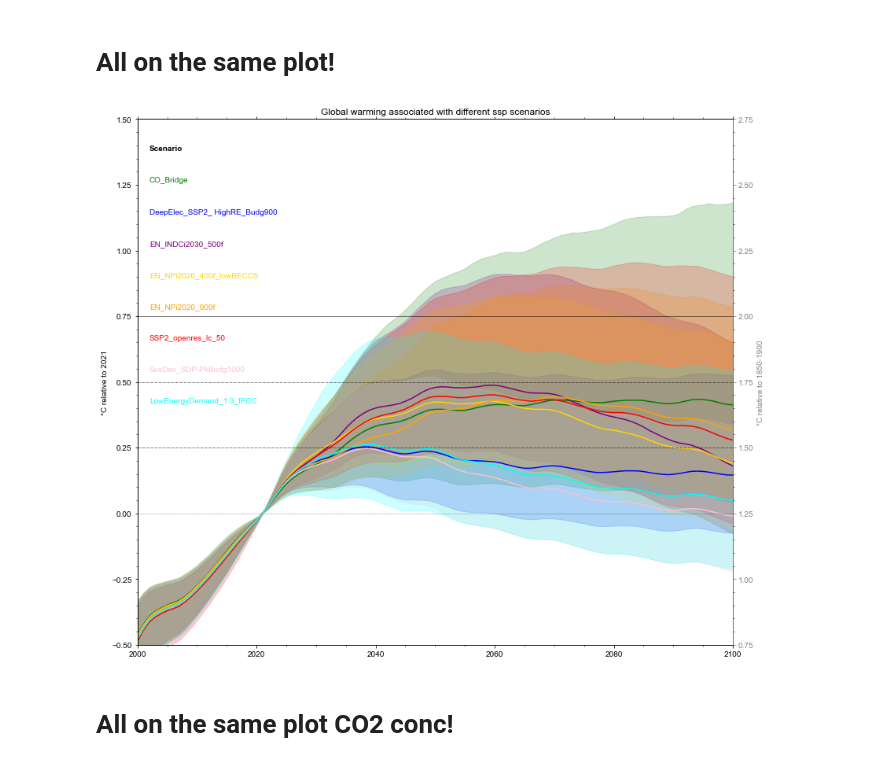
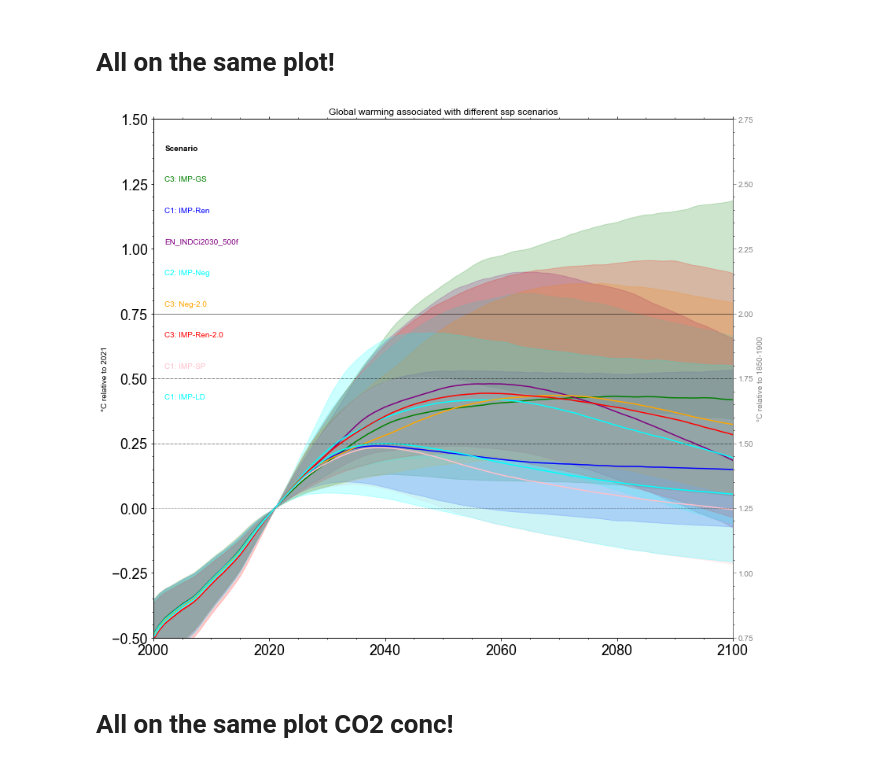
Before and after one commit to camillamathison/FaIR-Spice, a Jupyter notebook: notebooks/run-fair-ar6-illusPath.ipynb, the cells around one changed output. Drawn from its saved outputs; the diff is of its cells as text; code cells hidden in the pictures.

```diff
--- a/notebooks/run-fair-ar6-illusPath.ipynb
+++ b/notebooks/run-fair-ar6-illusPath.ipynb
@@ -277,6 +270,8 @@ for i, cfg in enumerate(config_list):
     updated_config[i]["aerosol_forcing"] = "aerocom+ghan2"
     updated_config[i]["fixPre1850RCP"] = False
     updated_config[i]["scale"][43] = 0.6
+    updated_config[i]["F_solar"] = 0.
+    updated_config[i]["F_volcanic"] = 0.
 # %%
 print (updated_config[i]['emissions'].shape)
 print (updated_config[i]['emissions'])
@@ -475,61 +472,62 @@ SSP2_openres_lc_50
 ... (4 outputs left out)
 # %% [markdown]
 # All on the same plot!
+# %%
+colors = {'CO_Bridge': 'green',
+          'DeepElec_SSP2_ HighRE_Budg900': 'blue',
+          'EN_INDCi2030_500f': 'purple',
+          'EN_NPi2020_400f_lowBECCS': 'cyan',
+          'EN_NPi2020_900f': 'orange',
+          'SSP2_openres_lc_50': 'red',
+          'SusDev_SDP-PkBudg1000':'pink',
+          'LowEnergyDemand_1.3_IPCC':'cyan'
+         }
+labels = {'EN_INDCi2030_500f':'EN_INDCi2030_500f',
+          'DeepElec_SSP2_ HighRE_Budg900':'C1: IMP-Ren',
+          'SusDev_SDP-PkBudg1000':'C1: IMP-SP',
+          'LowEnergyDemand_1.3_IPCC':'C1: IMP-LD',
+          'EN_NPi2020_400f_lowBECCS':'C2: IMP-Neg',
+          'EN_NPi2020_900f':'C3: Neg-2.0',
+          'SSP2_openres_lc_50':'C3: IMP-Ren-2.0',
+          'CO_Bridge':'C3: IMP-GS',
+           }
 # %%
-#scenarios = ['zero', 'constant_forcing', 'constant_emissions', 'infrastructure', 'scenario']
-#scenarios = ['ssp119',  'ssp126', 'ssp245', 'ssp370', 'ssp434', 'ssp585']
-colors = {'CO_Bridge': 'green',
-          'DeepElec_SSP2_ HighRE_Budg900': 'blue',
-          'EN_INDCi2030_500f': 'purple',
-          'EN_NPi2020_400f_lowBECCS': 'gold',
-          'EN_NPi2020_900f': 'orange',
-          'SSP2_openres_lc_50': 'red',
-          'SusDev_SDP-PkBudg1000':'pink',
-          'LowEnergyDemand_1.3_IPCC':'cyan'
-         }
-labels = {'CO_Bridge':'CO_Bridge',
-          'DeepElec_SSP2_ HighRE_Budg900':'DeepElec_SSP2_ HighRE_Budg900',
-          'EN_INDCi2030_500f':'EN_INDCi2030_500f',
-          'EN_NPi2020_400f_lowBECCS':'EN_NPi2020_400f_lowBECCS',
-          'EN_NPi2020_900f':'EN_NPi2020_900f',
-          'SSP2_openres_lc_50':'SSP2_openres_lc_50',
-          'SusDev_SDP-PkBudg1000':'SusDev_SDP-PkBudg1000',
-          'LowEnergyDemand_1.3_IPCC':'LowEnergyDemand_1.3_IPCC'
-           }
 fig, ax = pl.subplots(figsize=(12, 10))
 
+ax.tick_params(axis='both', which='major', labelsize=18)
+ax.tick_params(axis='both', which='minor', labelsize=18)
 ax.text(0.02, 0.94, 'Scenario', fontweight='bold', fontsize=10, transform=ax.transAxes)
 for i, scenario in enumerate(scenarios):
     ax.fill_between(np.arange(2000,2101), np.percentile(results_out[scenario]['temp'][250:351,:] - results_out[scenario]['temp'][271,:], 5, axis=1), np.percentile(results_out[scenario]['temp'][250:351,:] - results_out[scenario]['temp'][271,:], 95, axis=1), color=colors[scenario], alpha=0.2)
     ax.plot(np.arange(2000, 2101), np.median(results_out[scenario]['temp'][250:351,:] - results_out[scenario]['temp'][271,:], axis=1), color=colors[scenario], label=labels[scenario])
     ax.text(0.02, 0.88-0.06*i, labels[scenario], color=colors[scenario], transform=ax.transAxes, fontsize=10)
 #ax.legend(fontsize=10);
 ax.set_ylabel('°C relative to 2021');
 ax.set_title('Global warming associated with different ssp scenarios');
 ax.set_xlim(2000, 2100)
 ax.set_ylim(-0.5, 1.5)
 
 from matplotlib import ticker
 
 ax1 = ax.twinx()
 positions = np.arange(0.75, 2.76, 0.25)
 
 ax1.yaxis.set_major_locator(ticker.FixedLocator(positions))
 
 ax1.set_ylim(0.75,2.75)
 ax1.spines['right'].set_color('gray')
 ax1.tick_params(axis='y', colors='gray')
 ax1.set_ylabel('°C relative to 1850-1900', color='gray')
 
 
 ax.axhline(0, ls=':', color='k', lw=0.5)
 ax1.axhline(1.5, ls='-.', color='k', lw=0.5)
 ax1.axhline(1.75, ls='-.', color='k', lw=0.5)
 ax1.axhline(2.0, ls='-', color='k', lw=0.5)
 fig.tight_layout()
 pl.savefig('../plots/rcmip_illus_scenarios_temp.png', dpi=500, transparent=False)
 # %% [output]
-[figure, old version]
+[figure, new version]
 # %% [markdown]
 # All on the same plot CO2 conc!
 # %%
```
Also changed, not shown: parts of 8 cells of this notebook, 1 other file.
